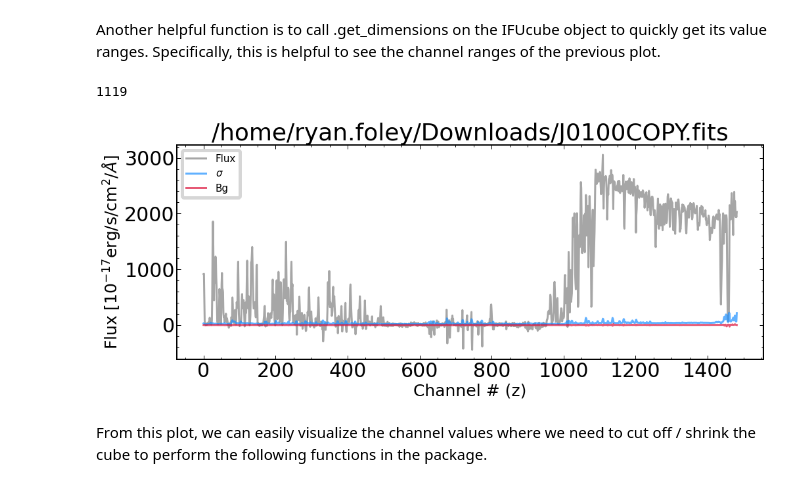
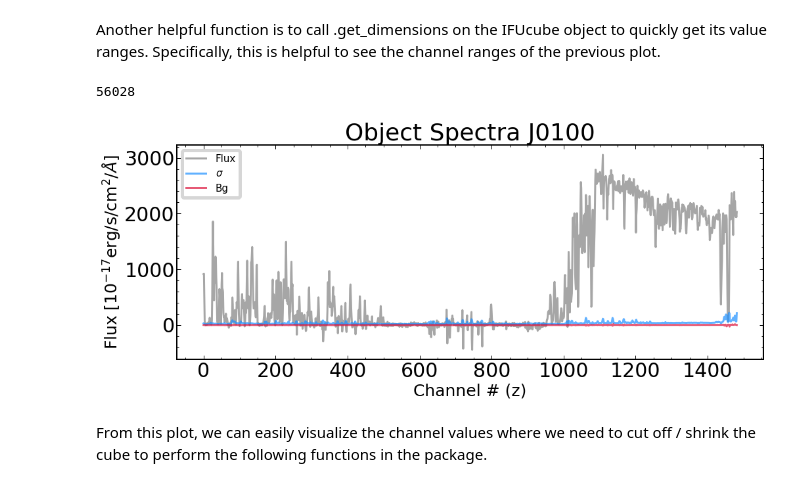
Before and after one commit to EmAstro/pycube, a Jupyter notebook: pycube/notebooks/J0100_notebook.ipynb, the cells around one changed output. Saved outputs shown, nothing was run; the diff lists cells and outputs as text; code cells hidden in the pictures.

```diff
--- a/pycube/notebooks/J0100 notebook.ipynb
+++ b/pycube/notebooks/J0100_notebook.ipynb
@@ -277,5 +265,5 @@ Using the function 'quickSpectrum' from the manip module, we can extract the spe
 # %%
-fluxQso, errQso, bgQso = manip.quickSpectrum(test_cube,x_pos,y_pos)
+fluxQso, errQso, bgQso = manip.q_spectrum(test_cube,x_pos,y_pos)
 # %% [markdown]
 We can plot the the data wavelengths against this flux
 # %%
@@ -302,17 +289,17 @@ channelarray = np.arange(0,z_max, 1)
 # %%
 plt.figure(0, figsize=(16,6))
 plt.plot(channelarray,fluxQso, alpha = 0.7, color = 'grey', label = "Flux")
 plt.plot(channelarray,errQso,alpha = 0.7, color = 'dodgerblue', label = "$\sigma$")
 plt.plot(channelarray,bgQso,alpha = 0.7, color = 'crimson', label = "Bg")
 plt.xlabel(r'Channel # (z)')
 plt.ylabel(r'Flux [10$^{-17}$erg/s/cm$^2$/$\AA$]')
-plt.title(DATA_DIR)
+plt.title("Object Spectra J0100")
 plt.legend(prop={'size': 15})
 
 gc.collect()
 # %% [output]
-1119
+56028
-[figure, old version]
+[figure, new version]
 # %% [markdown]
  From this plot, we can easily visualize the channel values where we need to cut off / shrink the cube to perform the following functions in the package.
 # %% [markdown]
```
Also changed, not shown: parts of 37 cells of this notebook, 3 other files.
